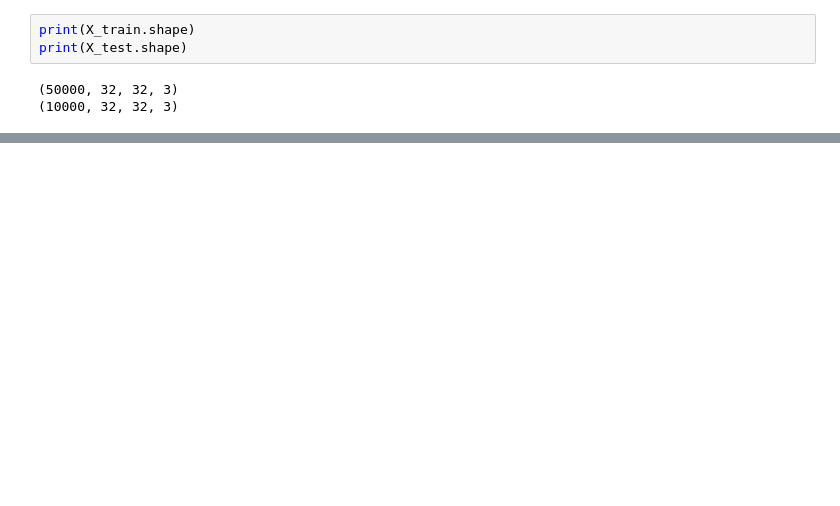
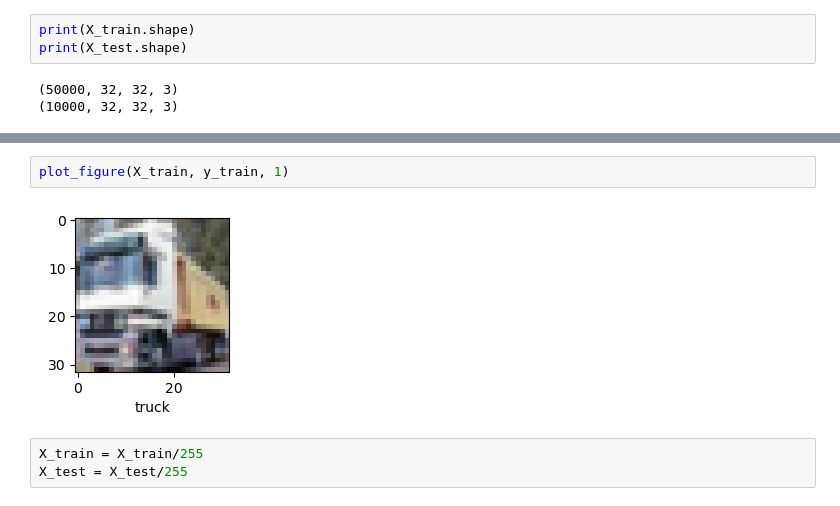
Before and after one commit to iAleeRaza/Image-Classification-Using-CNN, a Jupyter notebook: image_classification.ipynb, the cells around one changed output, grey strips where cells are left out. Drawn from its saved outputs; the diff is of its cells as text; blank space fills up the shorter version.

```diff
--- a/image_classification.ipynb
+++ b/image_classification.ipynb
@@ -33,0 +39,7 @@ array([[[ 59,  62,  63],
+# %%
+plot_figure(X_train, y_train, 1)
+# %% [output]
+[figure, added]
+# %%
+X_train = X_train/255
+X_test = X_test/255
```
Also changed, not shown: parts of 21 cells of this notebook.
